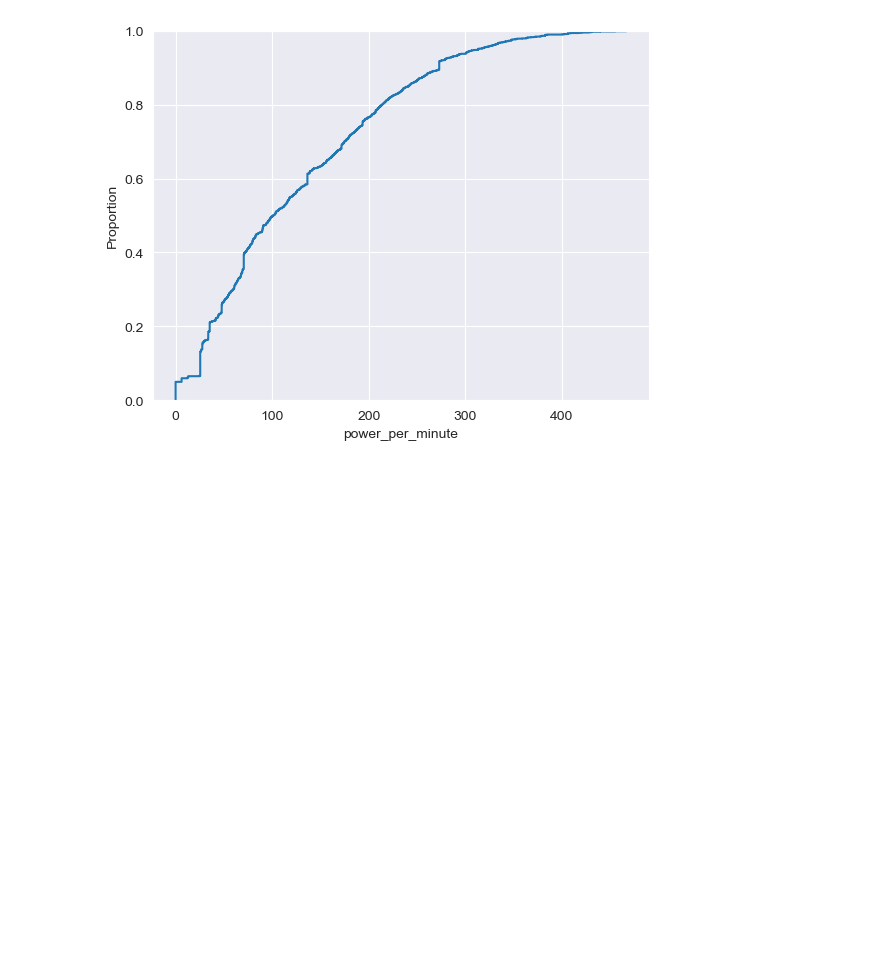
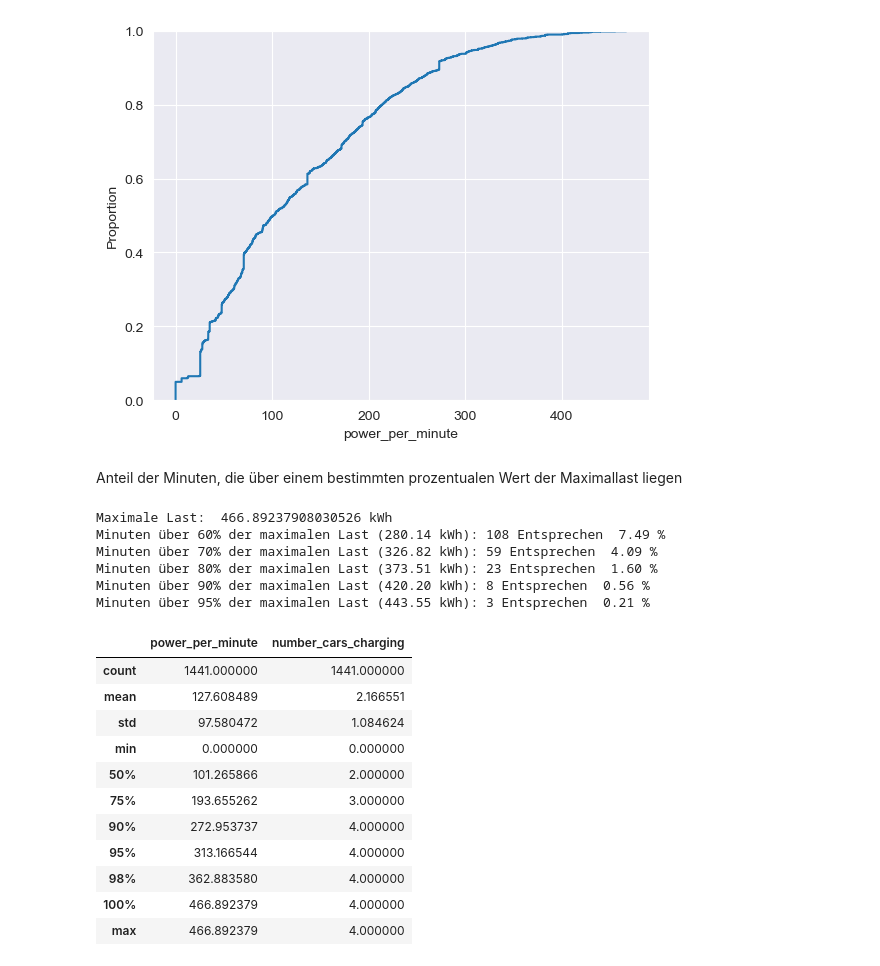
Before and after one commit to Jones133D/BA_EV-Ladeverhalten, a Jupyter notebook: SoC_begin.ipynb, the cells around one changed output. Cells and saved outputs as stored; diff of their text form; code cells hidden in the pictures; blank space fills up the shorter version.

```diff
--- a/SoC_begin.ipynb
+++ b/SoC_begin.ipynb
@@ -121,3 +131,28 @@ sns.ecdfplot(data=df_results_returned_gauss, x="power_per_minute")
 # %% [output]
 <AxesSubplot:xlabel='power_per_minute', ylabel='Proportion'>
 [figure]
+# %% [markdown]
+Anteil der Minuten, die über einem bestimmten prozentualen Wert der Maximallast liegen
+# %%
+importlib.reload(model_v2)
+model_v2.auswertung(df_results_returned_gauss)
+df_results_returned_gauss.describe(percentiles=[.5,.75,.9,.95,.98,1])
+# %% [output]
+Maximale Last:  466.89237908030526 kWh
+Minuten über 60% der maximalen Last (280.14 kWh): 108 Entsprechen  7.49 %
+Minuten über 70% der maximalen Last (326.82 kWh): 59 Entsprechen  4.09 %
+Minuten über 80% der maximalen Last (373.51 kWh): 23 Entsprechen  1.60 %
+Minuten über 90% der maximalen Last (420.20 kWh): 8 Entsprechen  0.56 %
+Minuten über 95% der maximalen Last (443.55 kWh): 3 Entsprechen  0.21 %
+|  | power_per_minute | number_cars_charging |
+| count | 1441.000000 | 1441.000000 |
+| mean | 127.608489 | 2.166551 |
+| std | 97.580472 | 1.084624 |
+| min | 0.000000 | 0.000000 |
+| 50% | 101.265866 | 2.000000 |
+| 75% | 193.655262 | 3.000000 |
+| 90% | 272.953737 | 4.000000 |
+| 95% | 313.166544 | 4.000000 |
+| 98% | 362.883580 | 4.000000 |
+| 100% | 466.892379 | 4.000000 |
+| max | 466.892379 | 4.000000 |
```
Also changed, not shown: parts of 9 cells of this notebook, 3 other files.
